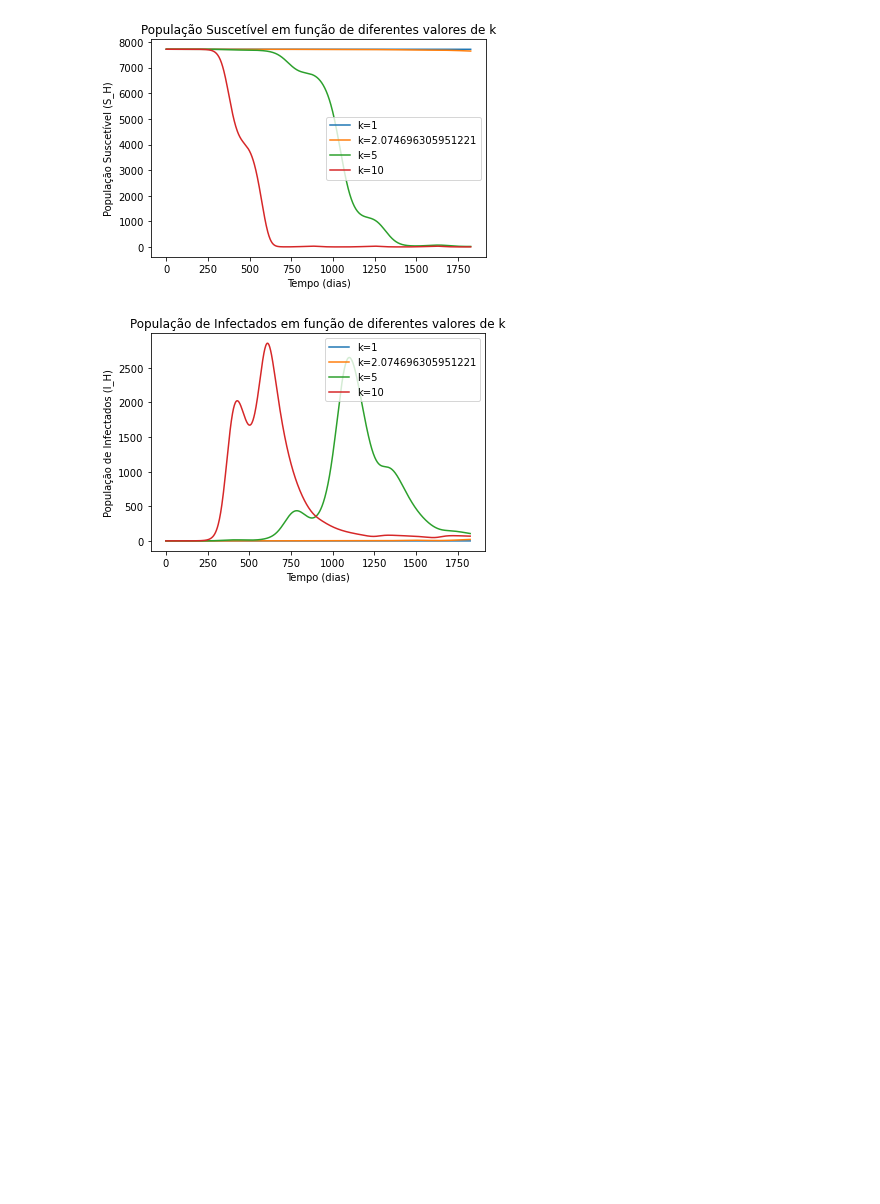
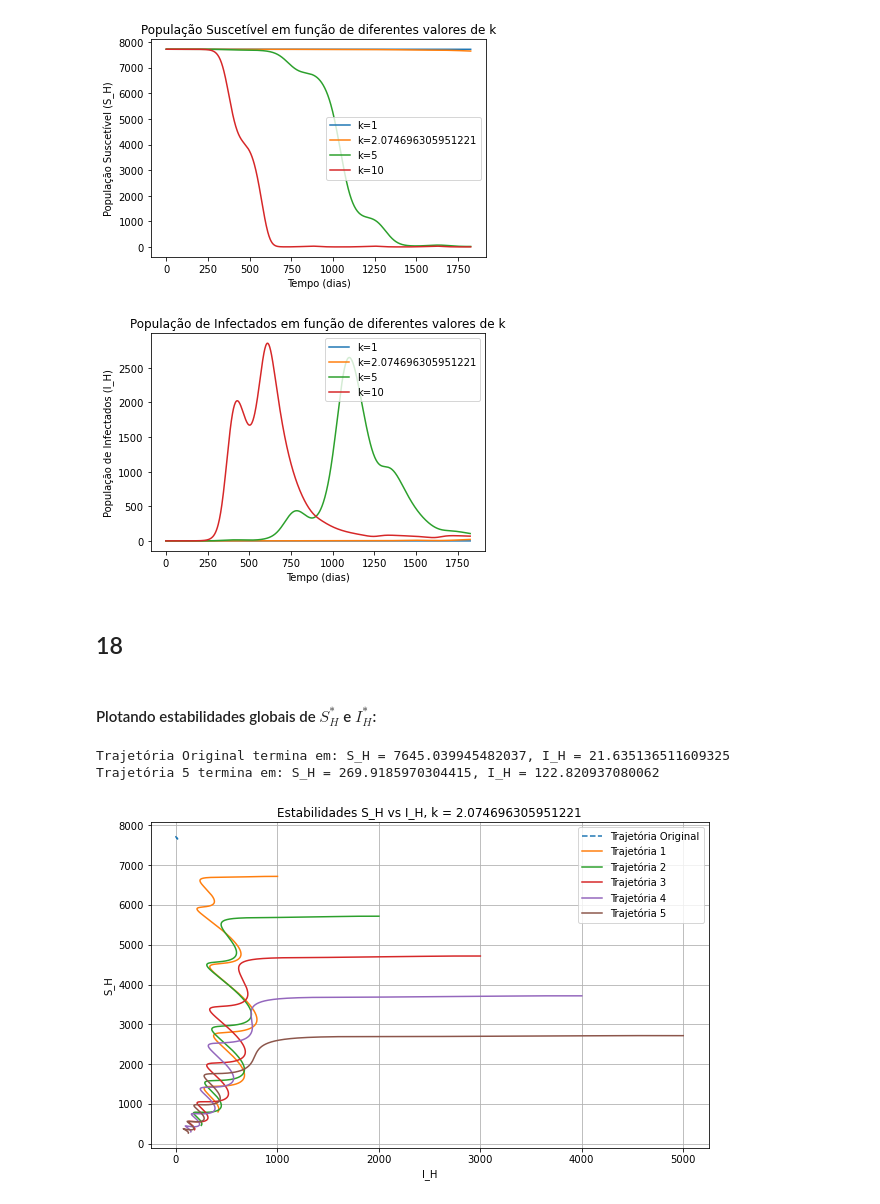
Before and after one commit to RaphaLevy/TCC, a Jupyter notebook: Modelagem_para_Apresentação.ipynb, the cells around one changed output. Saved outputs shown, nothing was run; the diff lists cells and outputs as text; code cells hidden in the pictures; blank space fills up the shorter version.

Commit message:
Inclui plots de estabilidade global para diferentes k

```diff
--- a/Modelagem_para_Apresentação.ipynb
+++ b/Modelagem_para_Apresentação.ipynb
@@ -2215,3 +2215,63 @@ plt.legend()
 plt.show()
 # %% [output]
 [figure]
+# %% [markdown]
+## 18
+# %% [markdown]
+#### Plotando estabilidades globais de $S_H^*$ e $I_H^*$:
+# %%
+k=2.0746963059512207
+# %%
+args = (T_linha, T1, T2, omega1, phi1, R1, R2, omega2, phi2,
+                   B_E, p_ME, p_ML, p_MP, tau_E, tau_P, c1, c2,
+                   D1, b1, A, B, C, b2, tau_H, DD, Tmin, gamma, R_L,
+                   N, M, E_M0, I_H0, I_M0, R_H0, mu_H, k)
+# %%
+t_span = (0, 1825)
+
+# Condições iniciais
+initial_conditions = [S_H0, I_H0, R_H0, S_M0, E_M0, I_M0]
+
+# Número de trajetórias a anlisar
+num_trajectories = 5
+
+# Plotagem das múltiplas trajetórias
+plt.figure(figsize=(10, 6))
+
+original_solution = solve_ivp(modelo_dinamica_pop, t_span, initial_conditions, args=args, method='RK45', dense_output=True)
+original_z_values = original_solution.sol(t_values)
+original_SH_last_value = original_z_values[0][-1]
+original_IH_last_value = original_z_values[1][-1]
+
+print(f'Trajetória Original termina em: S_H = {original_SH_last_value}, I_H = {original_IH_last_value}')
+
+plt.plot(original_z_values[1], original_z_values[0], label='Trajetória Original', linestyle='--')
+
+for i in range(num_trajectories):
+
+    initial_conditions[0] -= 1000  # Aumentando o número de infectados inicial em 1000
+    initial_conditions[1] += 1000
+    solution = solve_ivp(modelo_dinamica_pop, t_span, initial_conditions, args=args, method='RK45', dense_output=True)
+
+    # Extrai os resultados
+    t_values = np.linspace(t_span[0], t_span[1], 1000)
+    z_values = solution.sol(t_values)
+
+    if i == 4:  # Printa os valores da útlima trajetória
+        SH_last_value = z_values[0][-1]
+        IH_last_value = z_values[1][-1]
+        print(f'Trajetória {i+1} termina em: S_H = {SH_last_value}, I_H = {IH_last_value}')
+
+    # Plota S_H vs I_H para cada trajetória
+    plt.plot(z_values[1], z_values[0], label=f'Trajetória {i+1}')
+
+plt.title(f'Estabilidades S_H vs I_H, k = {k}')
+plt.xlabel('I_H')
+plt.ylabel('S_H')
+plt.legend()
+plt.grid(True)
+plt.show()
+# %% [output]
+Trajetória Original termina em: S_H = 7645.039945482037, I_H = 21.635136511609325
+Trajetória 5 termina em: S_H = 269.9185970304415, I_H = 122.820937080062
+[figure, added]
```
Also changed, not shown: parts of 4 cells of this notebook.
